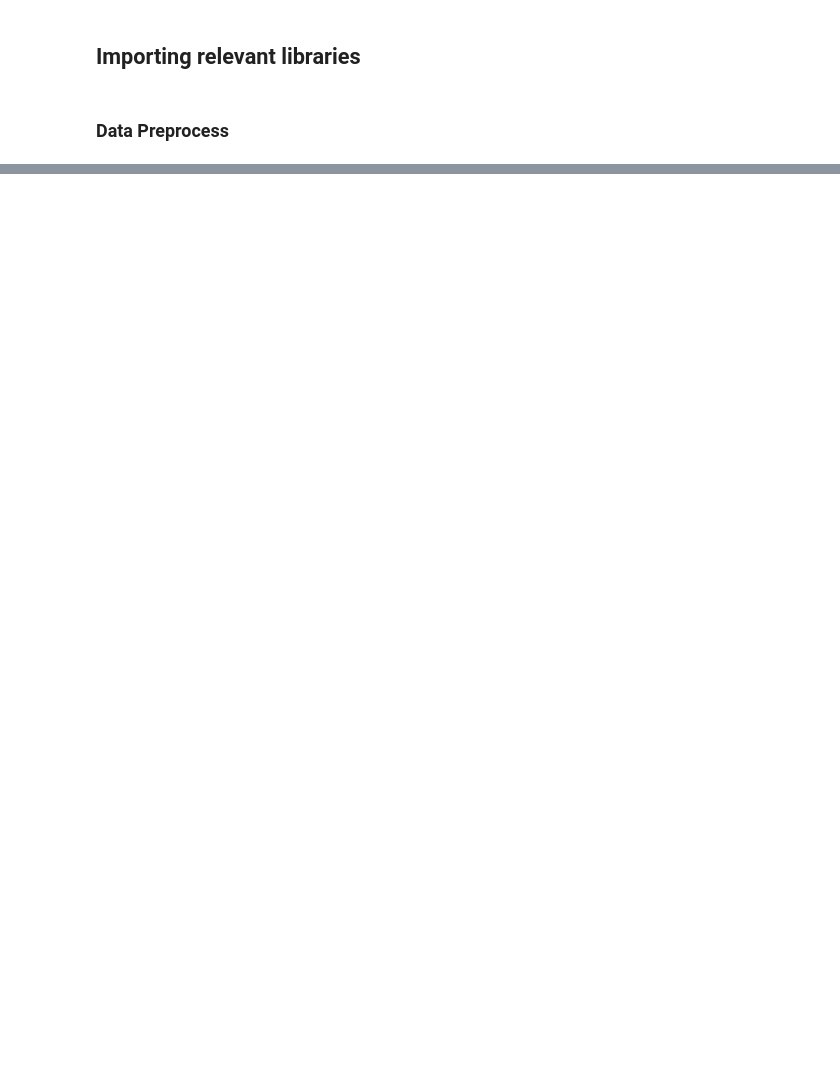
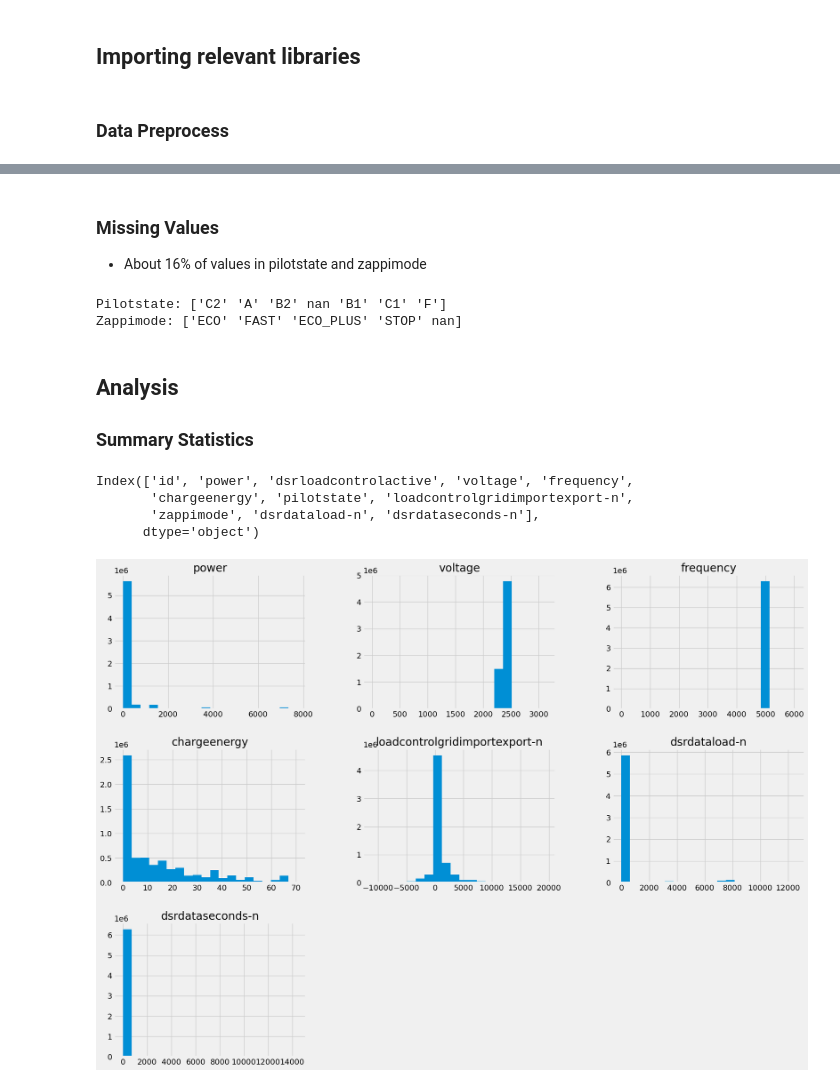
Before and after one commit to Clement-Quaye/EV-Analysis-and-the-Energy-Transition, a Jupyter notebook: Models/EV_Data.ipynb, the cells around one changed output, grey strips where cells are left out. Cells and saved outputs as stored; diff of their text form; code cells hidden in the pictures; blank space fills up the shorter version.

Commit message:
Finish Summary Statistics

```diff
--- a/Models/EV_Data.ipynb
+++ b/Models/EV_Data.ipynb
@@ -6,9 +6,6 @@ import pandas as pd
 import seaborn as sns
 import numpy as np
 
-
-color_pal = sns.color_palette()
-plt.style.use('fivethirtyeight')
 pd.set_option('display.max_columns', None) # set option to display full columns
 # %% [markdown]
 ### Data Preprocess
@@ -188,0 +56,5 @@ XGBRegressor(base_score=None, booster=None, callbacks=None,
+# %%
+# Sorting data by index in ascending order
+data.sort_index(inplace=True)
+
+data
@@ -188,0 +91,28 @@ XGBRegressor(base_score=None, booster=None, callbacks=None,
+# %% [markdown]
+### Missing Values
+
+- About 16% of values in pilotstate and zappimode
+# %%
+# checking for unique values in pilotstate and zappimode
+print('Pilotstate:', data.pilotstate.unique())
+print('Zappimode:', data.zappimode.unique())
+# %% [output]
+Pilotstate: ['C2' 'A' 'B2' nan 'B1' 'C1' 'F']
+Zappimode: ['ECO' 'FAST' 'ECO_PLUS' 'STOP' nan]
+# %% [markdown]
+## Analysis
+
+### Summary Statistics
+# %%
+data.columns
+# %% [output]
+Index(['id', 'power', 'dsrloadcontrolactive', 'voltage', 'frequency',
+       'chargeenergy', 'pilotstate', 'loadcontrolgridimportexport-n',
+       'zappimode', 'dsrdataload-n', 'dsrdataseconds-n'],
+      dtype='object')
+# %%
+data[['power', 'voltage', 'frequency', 'chargeenergy',
+      'loadcontrolgridimportexport-n','dsrdataload-n','dsrdataseconds-n']].hist(bins=20, figsize=(20,15))
+plt.show()
+# %% [output]
+[figure, added]
```
Also changed, not shown: parts of 25 cells of this notebook.
